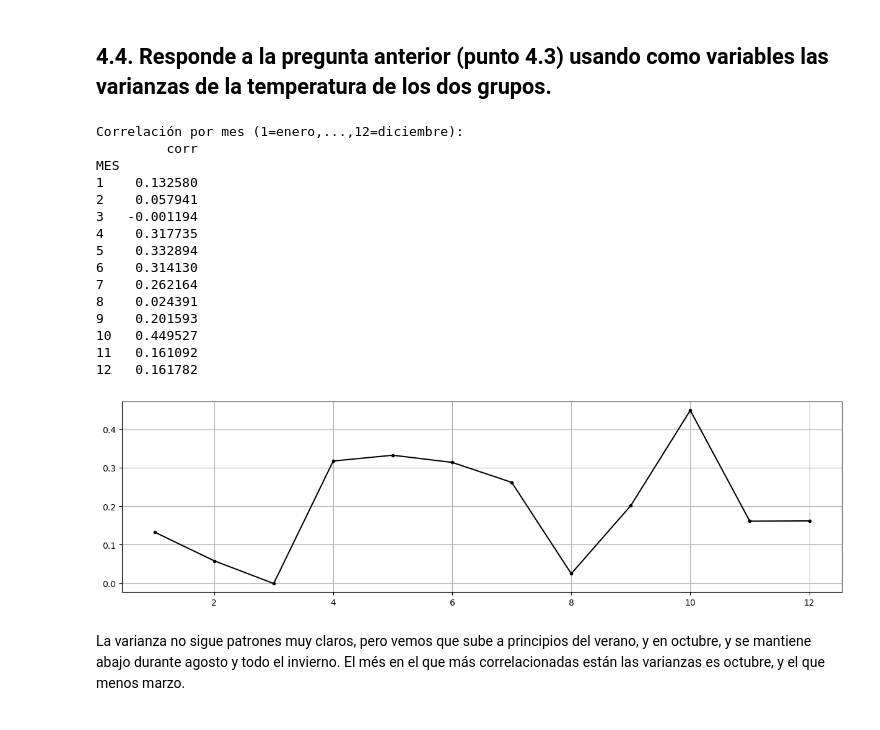
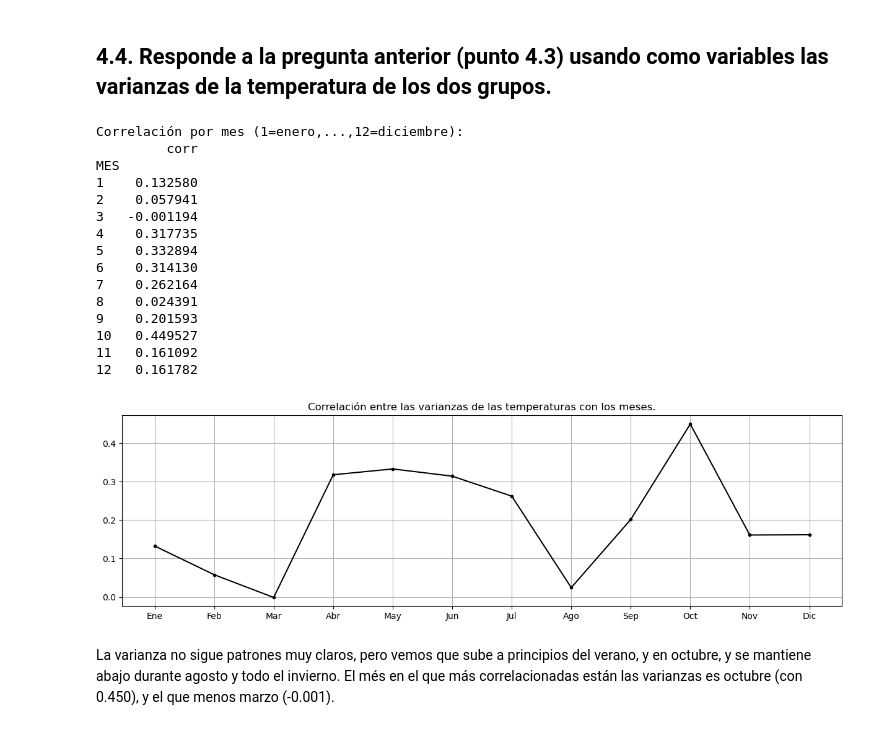
Before and after one commit to AlbertoRodvic/t1_estadistica_descriptiva, a Jupyter notebook: src/Apartado_4.ipynb, the cells around one changed output. Cells and saved outputs as stored; diff of their text form; code cells hidden in the pictures.

```diff
--- a/src/Apartado_4.ipynb
+++ b/src/Apartado_4.ipynb
@@ -169,6 +172,8 @@ El mes con más correlación es abril, con 0.954512, y el mes con menos es enero
 # %% [markdown]
 ## 4.4. Responde a la pregunta anterior (punto 4.3) usando como variables las varianzas de la temperatura de los dos grupos.
 # %%
+months_labels = ['Ene', 'Feb', 'Mar', 'Abr', 'May', 'Jun', 'Jul', 'Ago', 'Sep', 'Oct', 'Nov', 'Dic']
+
 df_unido = pd.DataFrame(np.column_stack((df_orig_temp.FECHA, varianza_temp1, varianza_temp2)), columns=["FECHA", "Grupo 1", "Grupo 2"])
 df_unido['FECHA'] = pd.to_datetime(df_unido['FECHA'])
 df_unido['MES'] = df_unido['FECHA'].dt.month
@@ -176,34 +181,36 @@ df_unido['MES'] = df_unido['FECHA'].dt.month
 correlaciones = []
 for mes, data in df_unido.groupby("MES"):
     correlaciones.append((mes, data["Grupo 1"].corr(data["Grupo 2"])))
 
 corr_month = pd.DataFrame(correlaciones, columns=["MES","corr"])
 corr_month.set_index("MES", inplace=True)
 
 print("\nCorrelación por mes (1=enero,...,12=diciembre):")
 print(corr_month)
 
 fig = plt.figure(1, figsize=(15, 4)) # permite indicar el nº de la figura y las dimensiones (ancho y alto)
 plt.plot(corr_month["corr"], 'k.-')                  # muestra la variable x en negro, cada valor con un punto conectados por líneas
+plt.xticks(range(1, 13), months_labels)
+plt.title("Correlación entre las varianzas de las temperaturas con los meses.")
 plt.grid()
 plt.show()
 # %% [output]
 Correlación por mes (1=enero,...,12=diciembre):
          corr
 MES
 1    0.132580
 2    0.057941
 3   -0.001194
 4    0.317735
 5    0.332894
 6    0.314130
 7    0.262164
 8    0.024391
 9    0.201593
 10   0.449527
 11   0.161092
 12   0.161782
-[figure, old version]
+[figure, new version]
 # %% [markdown]
 La varianza no sigue patrones muy claros, pero vemos que sube a principios del verano, y en octubre, y se mantiene abajo durante agosto y todo el invierno.
-El més en el que más correlacionadas están las varianzas es octubre, y el que menos marzo.
+El més en el que más correlacionadas están las varianzas es octubre (con 0.450), y el que menos marzo (-0.001).
```
Also changed, not shown: parts of 2 cells of this notebook.
